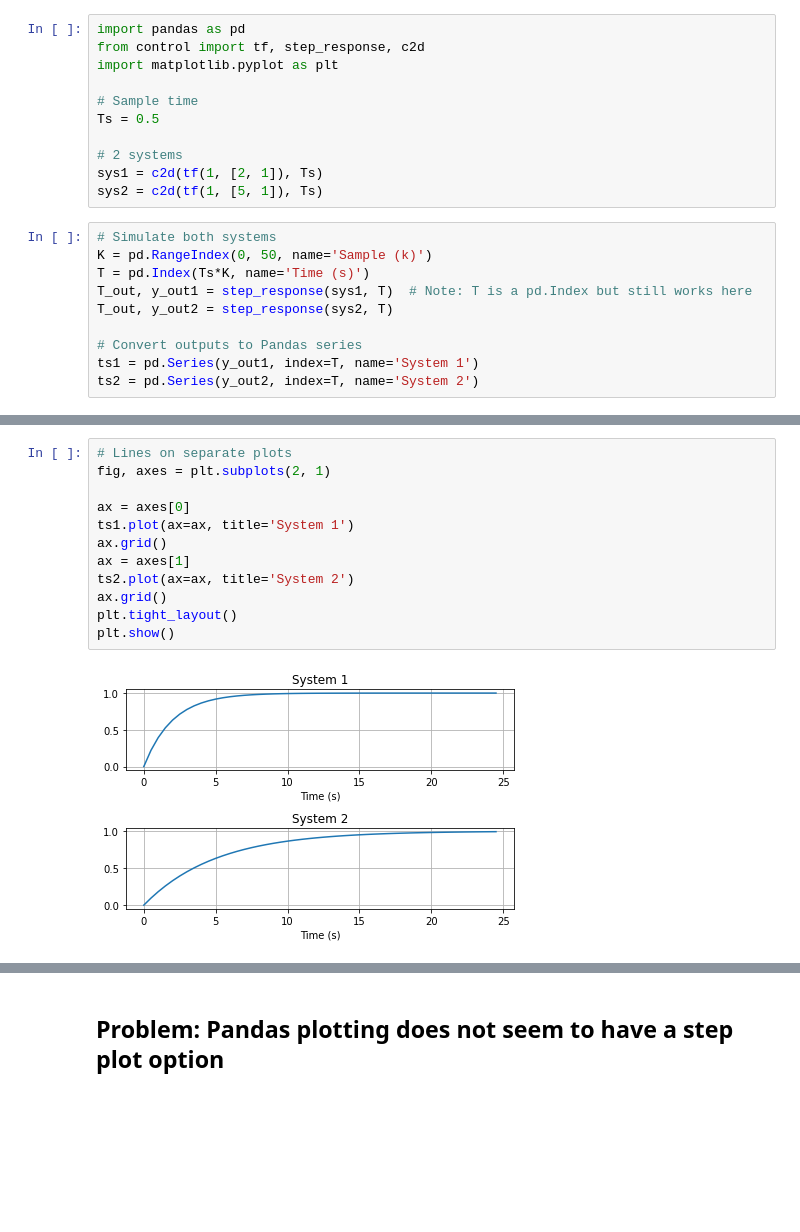
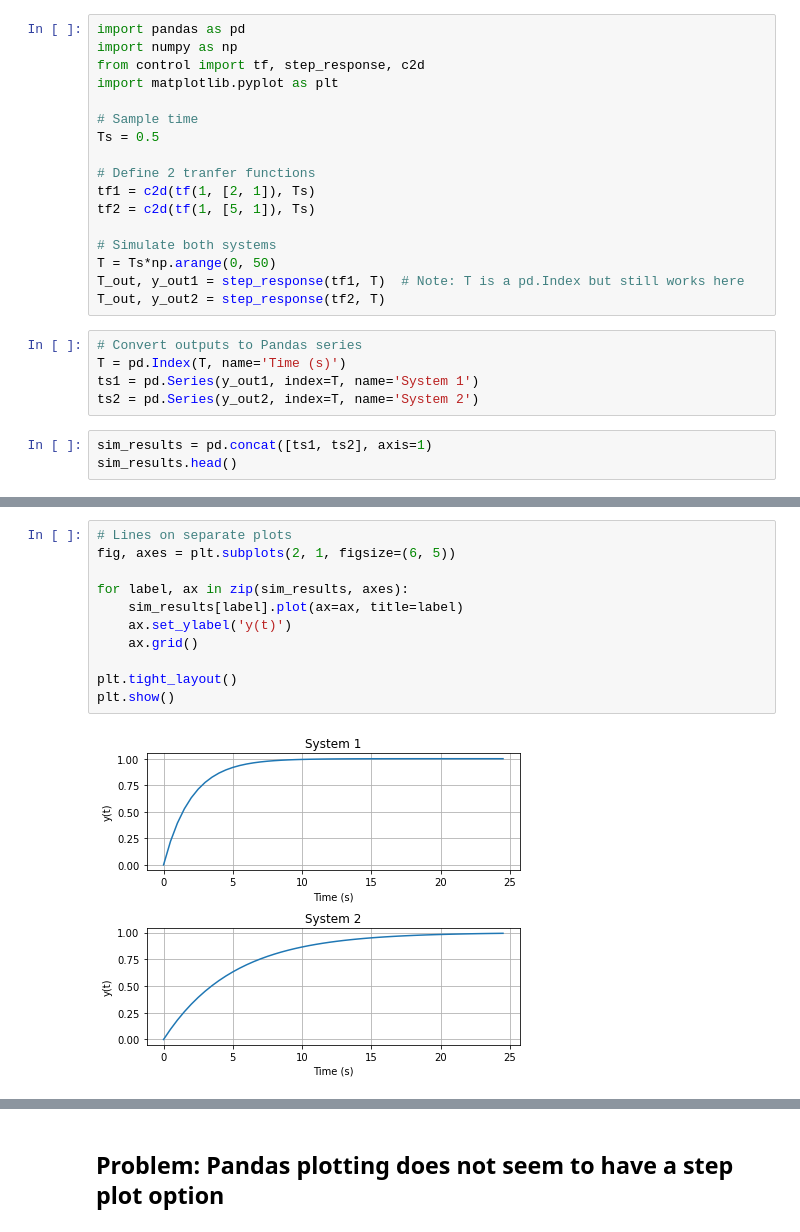
Before and after one commit to billtubbs/python-control-examples, a Jupyter notebook: Demonstrate-Pandas-time-series-plotting.ipynb, the cells around one changed output, grey strips where cells are left out. Cells and saved outputs as stored; diff of their text form; blank space fills up the shorter version.

```diff
--- a/Demonstrate-Pandas-time-series-plotting.ipynb
+++ b/Demonstrate-Pandas-time-series-plotting.ipynb
@@ -3,21 +3,25 @@
 # %%
 import pandas as pd
+import numpy as np
 from control import tf, step_response, c2d
 import matplotlib.pyplot as plt
 
 # Sample time
 Ts = 0.5
 
-# 2 systems
-sys1 = c2d(tf(1, [2, 1]), Ts)
-sys2 = c2d(tf(1, [5, 1]), Ts)
+# Define 2 tranfer functions
+tf1 = c2d(tf(1, [2, 1]), Ts)
+tf2 = c2d(tf(1, [5, 1]), Ts)
+
+# Simulate both systems
+T = Ts*np.arange(0, 50)
+T_out, y_out1 = step_response(tf1, T)  # Note: T is a pd.Index but still works here
+T_out, y_out2 = step_response(tf2, T)
 # %%
-# Simulate both systems
-K = pd.RangeIndex(0, 50, name='Sample (k)')
-T = pd.Index(Ts*K, name='Time (s)')
-T_out, y_out1 = step_response(sys1, T)  # Note: T is a pd.Index but still works here
-T_out, y_out2 = step_response(sys2, T)
-
 # Convert outputs to Pandas series
+T = pd.Index(T, name='Time (s)')
 ts1 = pd.Series(y_out1, index=T, name='System 1')
 ts2 = pd.Series(y_out2, index=T, name='System 2')
+# %%
+sim_results = pd.concat([ts1, ts2], axis=1)
+sim_results.head()
@@ -33,17 +53,16 @@ plt.show()
 # %%
 # Lines on separate plots
-fig, axes = plt.subplots(2, 1)
+fig, axes = plt.subplots(2, 1, figsize=(6, 5))
 
-ax = axes[0]
-ts1.plot(ax=ax, title='System 1')
-ax.grid()
-ax = axes[1]
-ts2.plot(ax=ax, title='System 2')
-ax.grid()
+for label, ax in zip(sim_results, axes):
+    sim_results[label].plot(ax=ax, title=label)
+    ax.set_ylabel('y(t)')
+    ax.grid()
+
 plt.tight_layout()
 plt.show()
 # %% [output]
-[figure, old version]
+[figure, new version]
 # %% [markdown]
 ## Use of Pandas datetime index
 
```
Also changed, not shown: parts of 8 cells of this notebook.
